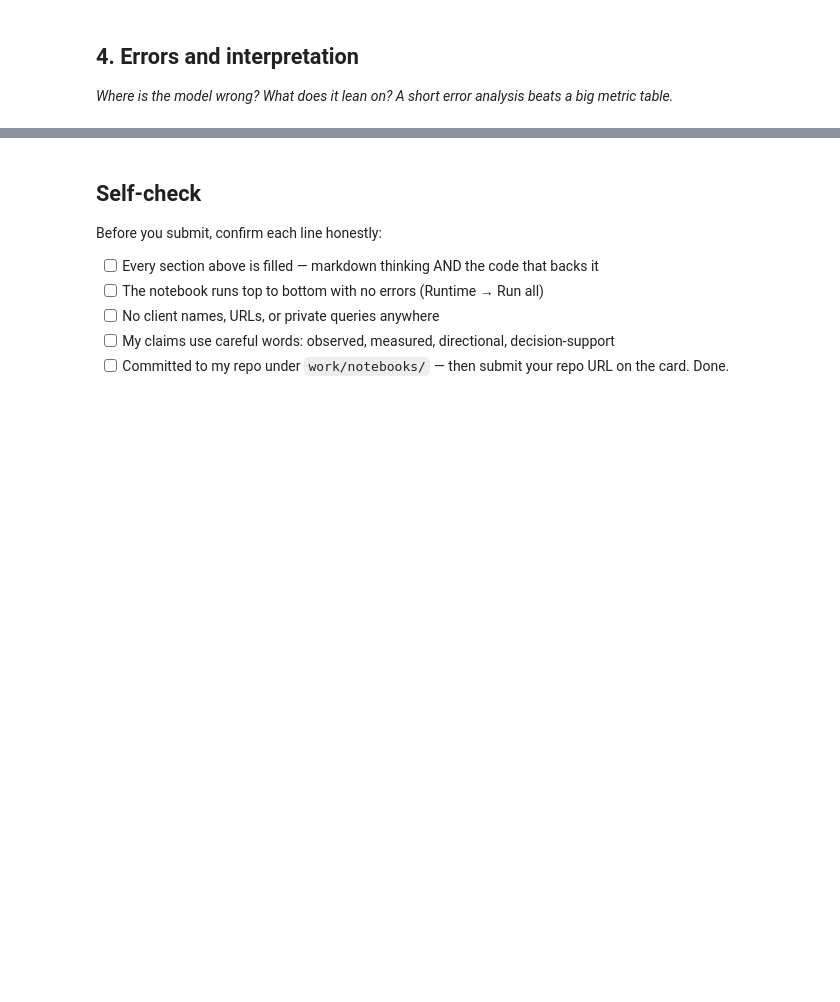
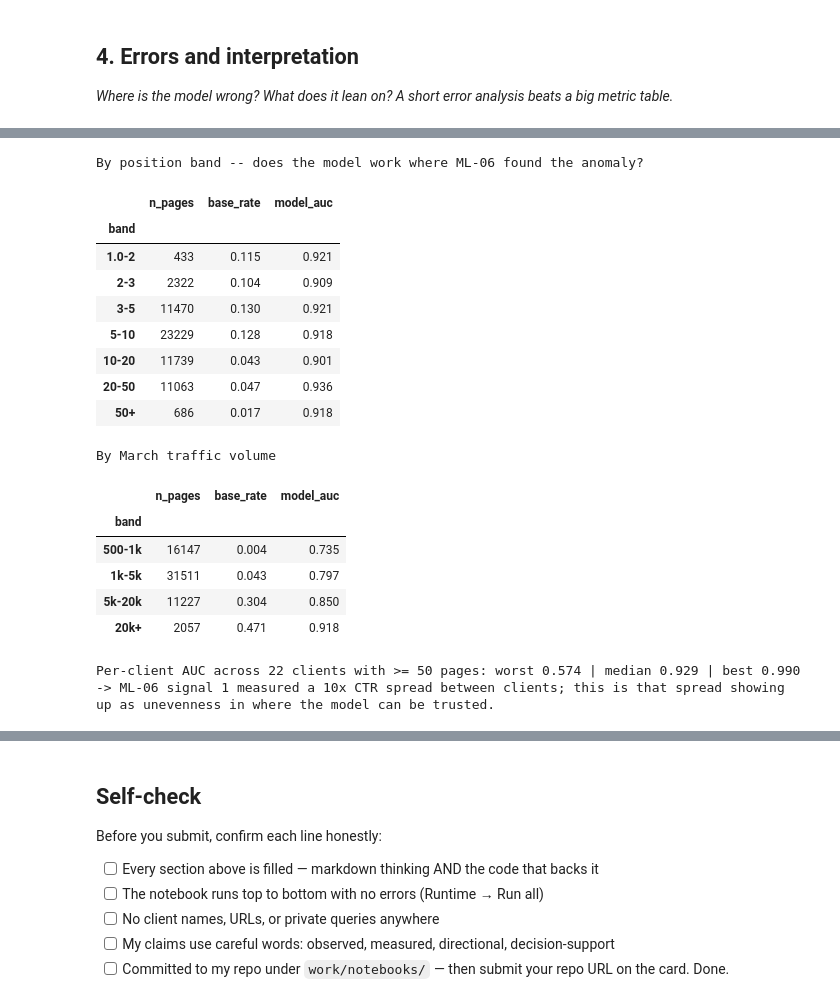
Before and after one commit to widadfatimakhan/flyrank-internship-ml, a Jupyter notebook: work/notebooks/w05_model.ipynb, the cells around one changed output, grey strips where cells are left out. Drawn from its saved outputs; the diff is of its cells as text; code cells hidden in the pictures; blank space fills up the shorter version.

```diff
--- a/work/notebooks/w05_model.ipynb
+++ b/work/notebooks/w05_model.ipynb
@@ -36,0 +517,56 @@ This skeleton is yours to fill. Work the sections **in order** — each one has
+# %%
+# --- Where is the model most wrong? -----------------------------------------
+df["p"] = oof_rf_prior
+df["baseline_rank"] = (-df.mar_missed_clicks).argsort().argsort() + 1
+df["model_rank"]    = (-df.p).argsort().argsort() + 1
+
+def auc_or_nan(sub):
+    return roc_auc_score(sub.label, sub.p) if sub.label.nunique() > 1 else np.nan
+
+def slice_report(col, bins, labels, title):
+    df["_b"] = pd.cut(df[col], bins=bins, labels=labels)
+    rows = []
+    for name, sub in df.groupby("_b", observed=True):
+        rows.append({"band": name, "n_pages": len(sub),
+                     "base_rate": round(sub.label.mean(), 3),
+                     "model_auc": round(auc_or_nan(sub), 3) if sub.label.nunique() > 1 else np.nan})
+    out = pd.DataFrame(rows).set_index("band")
+    print(f"\n{title}")
+    display(out[out.n_pages >= 50])          # 50-row floor, same as ML-06
+
+slice_report("avg_position", [0, 2, 3, 5, 10, 20, 50, np.inf],
+             ["1.0-2", "2-3", "3-5", "5-10", "10-20", "20-50", "50+"],
+             "By position band -- does the model work where ML-06 found the anomaly?")
+slice_report("impressions", [0, 1000, 5000, 20000, np.inf],
+             ["500-1k", "1k-5k", "5k-20k", "20k+"], "By March traffic volume")
+
+rows = []
+for cid, sub in df.groupby("client_hash_id"):
+    if len(sub) >= 50 and sub.label.nunique() > 1:
+        rows.append({"n": len(sub), "base_rate": sub.label.mean(), "auc": auc_or_nan(sub)})
+by_client = pd.DataFrame(rows).dropna()
+print(f"\nPer-client AUC across {len(by_client)} clients with >= 50 pages: "
+      f"worst {by_client.auc.min():.3f} | median {by_client.auc.median():.3f} | "
+      f"best {by_client.auc.max():.3f}")
+print("-> ML-06 signal 1 measured a 10x CTR spread between clients; this is that spread showing up "
+       "as unevenness in where the model can be trusted.")
+# %% [output]
+By position band -- does the model work where ML-06 found the anomaly?
+|  | n_pages | base_rate | model_auc |
+| band |  |  |  |
+| 1.0-2 | 433 | 0.115 | 0.921 |
+| 2-3 | 2322 | 0.104 | 0.909 |
+| 3-5 | 11470 | 0.130 | 0.921 |
+| 5-10 | 23229 | 0.128 | 0.918 |
+| 10-20 | 11739 | 0.043 | 0.901 |
+| 20-50 | 11063 | 0.047 | 0.936 |
+| 50+ | 686 | 0.017 | 0.918 |
+By March traffic volume
+|  | n_pages | base_rate | model_auc |
+| band |  |  |  |
+| 500-1k | 16147 | 0.004 | 0.735 |
+| 1k-5k | 31511 | 0.043 | 0.797 |
+| 5k-20k | 11227 | 0.304 | 0.850 |
+| 20k+ | 2057 | 0.471 | 0.918 |
+Per-client AUC across 22 clients with >= 50 pages: worst 0.574 | median 0.929 | best 0.990
+-> ML-06 signal 1 measured a 10x CTR spread between clients; this is that spread showing up as unevenness in where the model can be trusted.
```
Also changed, not shown: parts of 23 cells of this notebook.
